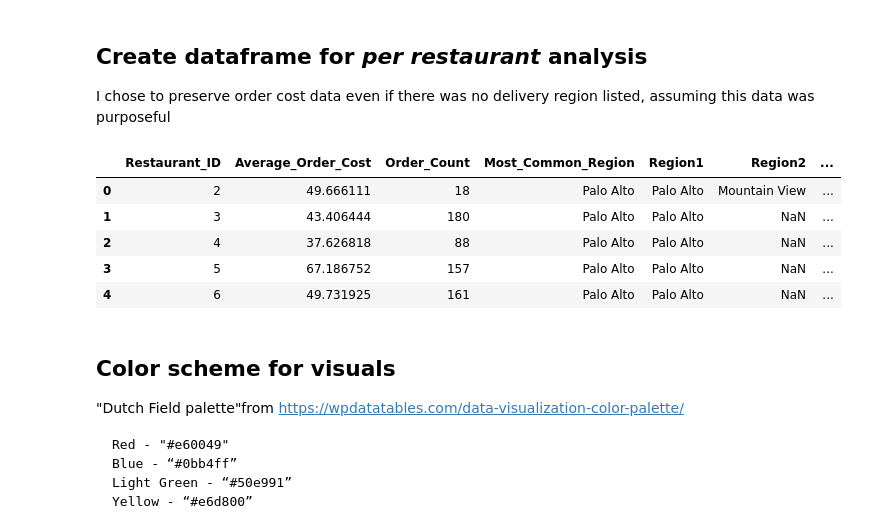
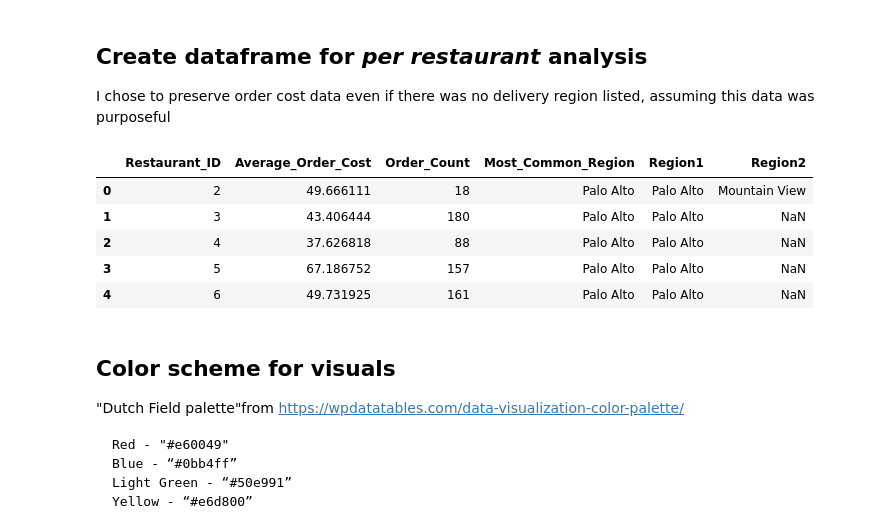
Before and after one commit to toestie/fooddelivery-dataset, a Jupyter notebook: notebooks/analysis.ipynb, the cells around one changed output. Drawn from its saved outputs; the diff is of its cells as text; code cells hidden in the pictures.

```diff
--- a/notebooks/analysis.ipynb
+++ b/notebooks/analysis.ipynb
@@ -176,54 +176,45 @@ mostregion = mostregion.rename(columns = {"Delivery_Region":"Most_Common_Region"
 # Create All REGIONS DELIVERED dataframe associated with each restaurant
 regionsbyid = regionsbyid = df.loc[df["Delivery_Region"] != 'None']
 regionsbyid = regionsbyid.groupby('Restaurant_ID')['Delivery_Region'].unique().reset_index()
 regionsbyid = regionsbyid.astype({"Restaurant_ID":"str"})
 # Check longest list of regions (I found the most regions is 2)
 # max(regionsbyid.Delivery_Region, key=len)
 # Separate list of regions into separate columns
 regionsbyid = pd.concat([regionsbyid, regionsbyid["Delivery_Region"].apply(pd.Series)], axis=1)
 regionsbyid = regionsbyid.drop("Delivery_Region", axis=1)
 regionsbyid = regionsbyid.rename(columns = {0:"Region1", 1:"Region2"})
 regionsbyid
 
 # Create ORDER COUNT dataframe for each restaurant
 ordercount = df.groupby(['Restaurant_ID'])['Restaurant_ID'].count().rename_axis('index').reset_index()
 ordercount = ordercount.rename(columns = {"Restaurant_ID":"Order_Count", "index":"Restaurant_ID"})
 ordercount = ordercount.astype({"Restaurant_ID":"str"})
 
-# Create DELIVERY TIME dataframe for each restaurant
-deliverytime = df.groupby('Restaurant_ID')['Total_Delivery_Time'].mean().reset_index()
-deliverytime = deliverytime.astype({"Restaurant_ID":"str"})
-deliverytime = deliverytime.rename(columns = {"Total_Delivery_Time":"Average_Delivery_Time"})
-
 # Quick double check to make sure same number of restaurants
 # print(len(avg_orders.index), len(regionsbyid.index), len(mostregion.index), len(ordercount.index), len(deliverytime.index))
 
 # Create final dataframe
 per_restaurant = pd.merge(
     pd.merge(
-        pd.merge(
-            pd.merge(avg_orders,
-                     ordercount,
-                     on='Restaurant_ID'
-                    ),
-            mostregion,
-            on='Restaurant_ID'
-        ),
-        regionsbyid,
+        pd.merge(avg_orders,
+                 ordercount,
+                 on='Restaurant_ID'
+                ),
+        mostregion,
         on='Restaurant_ID'
     ),
-    deliverytime,
+    regionsbyid,
     on='Restaurant_ID'
 )
 
 per_restaurant.head()
 # %% [output]
-|  | Restaurant_ID | Average_Order_Cost | Order_Count | Most_Common_Region | Region1 | Region2 | ... |
-| 0 | 2 | 49.666111 | 18 | Palo Alto | Palo Alto | Mountain View | ... |
-| 1 | 3 | 43.406444 | 180 | Palo Alto | Palo Alto | NaN | ... |
-| 2 | 4 | 37.626818 | 88 | Palo Alto | Palo Alto | NaN | ... |
-| 3 | 5 | 67.186752 | 157 | Palo Alto | Palo Alto | NaN | ... |
-| 4 | 6 | 49.731925 | 161 | Palo Alto | Palo Alto | NaN | ... |
+|  | Restaurant_ID | Average_Order_Cost | Order_Count | Most_Common_Region | Region1 | Region2 |
+| 0 | 2 | 49.666111 | 18 | Palo Alto | Palo Alto | Mountain View |
+| 1 | 3 | 43.406444 | 180 | Palo Alto | Palo Alto | NaN |
+| 2 | 4 | 37.626818 | 88 | Palo Alto | Palo Alto | NaN |
+| 3 | 5 | 67.186752 | 157 | Palo Alto | Palo Alto | NaN |
+| 4 | 6 | 49.731925 | 161 | Palo Alto | Palo Alto | NaN |
 # %% [markdown]
 ## Color scheme for visuals
 
```
Also changed, not shown: parts of 8 cells of this notebook, 3 other files.
